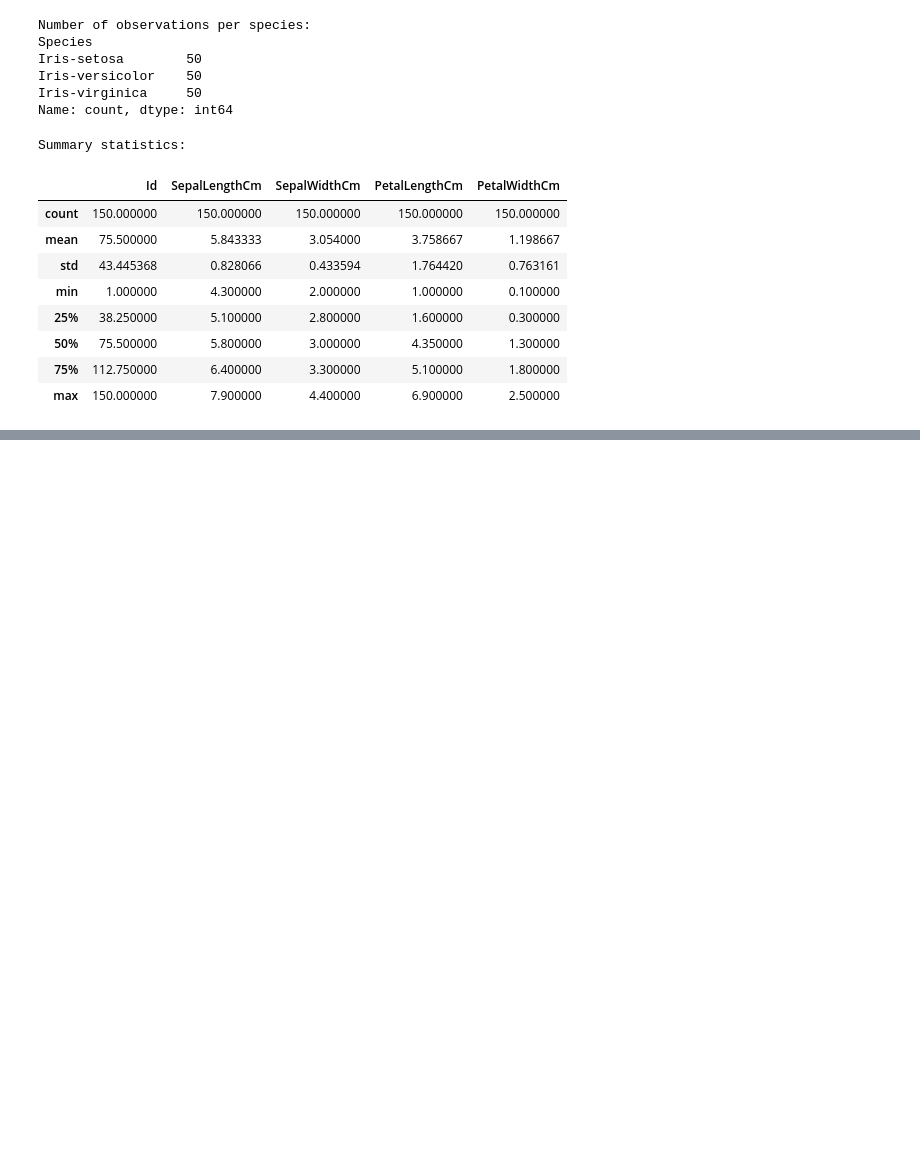
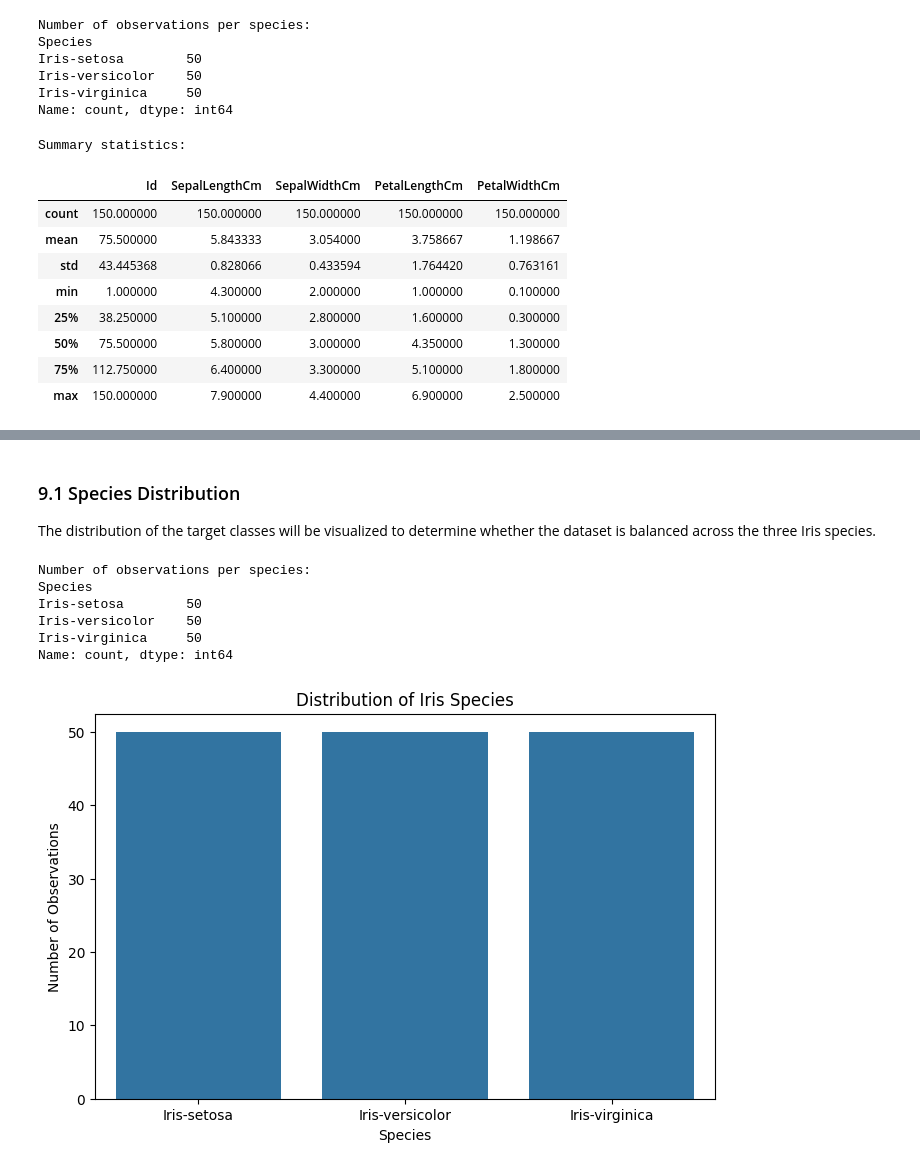
Before and after one commit to chungwa-Hani/CodeAlpha_Iris_Classification, a Jupyter notebook: iris_classification.ipynb, the cells around one changed output, grey strips where cells are left out. Cells and saved outputs as stored; diff of their text form; code cells hidden in the pictures; blank space fills up the shorter version.

```diff
--- a/iris_classification.ipynb
+++ b/iris_classification.ipynb
@@ -182,0 +257,27 @@ Summary statistics:
+# %% [markdown]
+### 9.1 Species Distribution
+
+The distribution of the target classes will be visualized to determine whether the dataset is balanced across the three Iris species.
+# %%
+# Count the observations for each species
+species_counts = df["Species"].value_counts()
+
+print("Number of observations per species:")
+print(species_counts)
+
+# Create a bar chart
+plt.figure(figsize=(8, 5))
+sns.countplot(data=df, x="Species")
+
+plt.title("Distribution of Iris Species")
+plt.xlabel("Species")
+plt.ylabel("Number of Observations")
+plt.show()
+# %% [output]
+Number of observations per species:
+Species
+Iris-setosa        50
+Iris-versicolor    50
+Iris-virginica     50
+Name: count, dtype: int64
+[figure, added]
```
Also changed, not shown: parts of 10 cells of this notebook.
